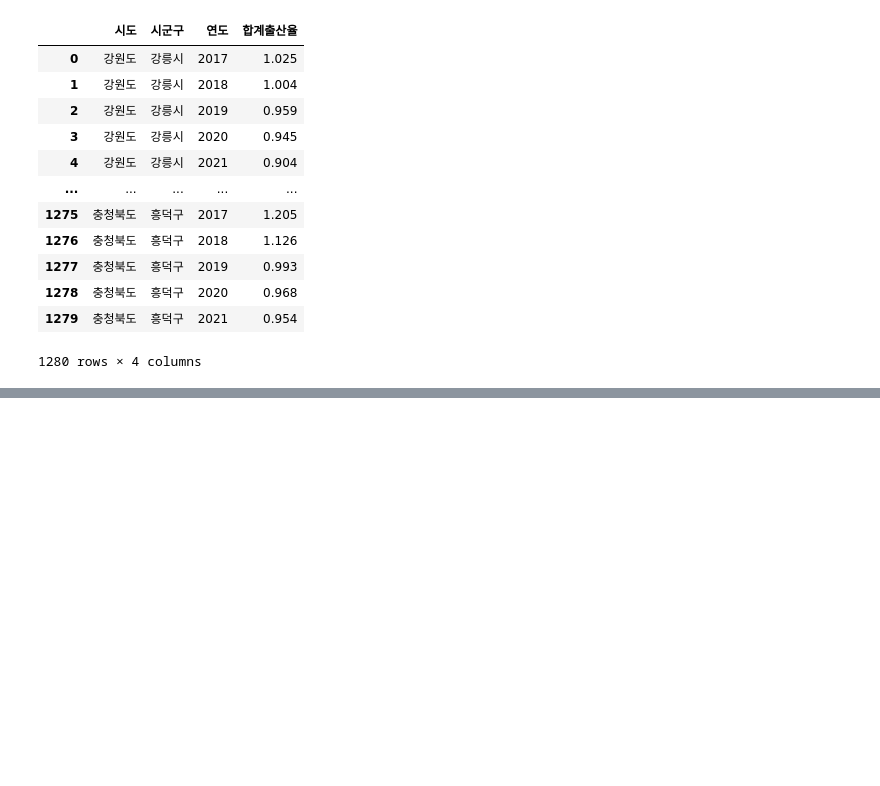
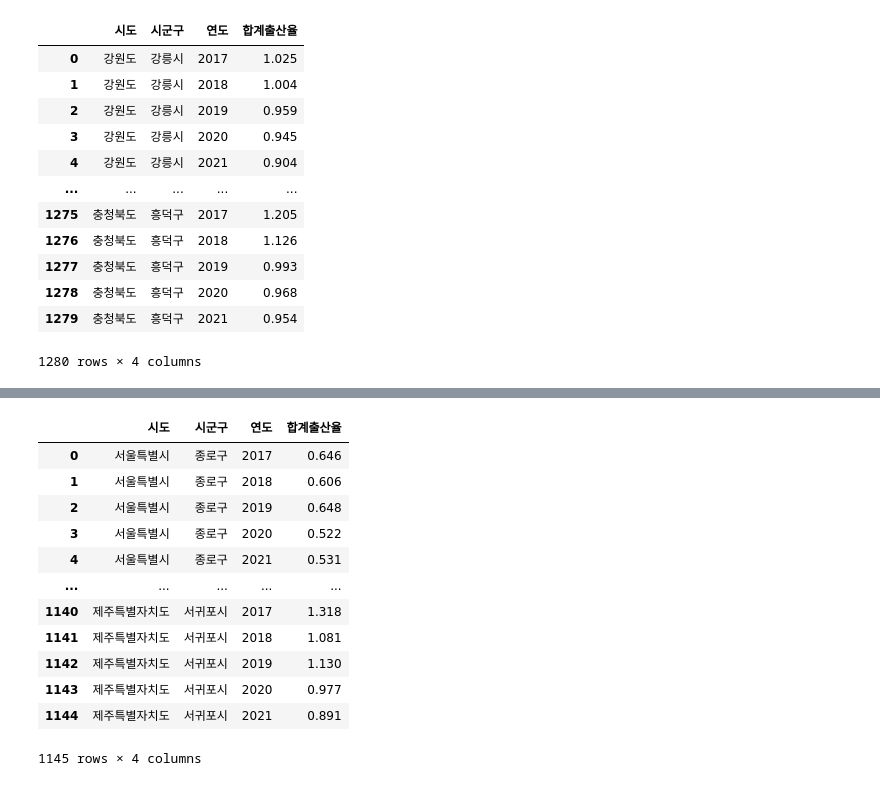
Before and after one commit to sphy1597/data_analysis-DS, a Jupyter notebook: data_analysis(지역별 인구 소멸지수, 시군구 합계출산율).ipynb, the cells around one changed output, grey strips where cells are left out. Drawn from its saved outputs; the diff is of its cells as text; code cells hidden in the pictures; blank space fills up the shorter version.

```diff
--- a/data_analysis(지역별 인구 소멸지수, 시군구 합계출산율).ipynb
+++ b/data_analysis(지역별 인구 소멸지수, 시군구 합계출산율).ipynb
@@ -76 +112,21 @@ fertility_df
+# %%
+fertility_df = pd.merge(ror_df,fertility_df, on=['시도','시군구','연도'],how='left')
+
+fertility_df = fertility_df.drop(['유출률'],axis=1)
+
+fertility_df
+# %% [output]
+|  | 시도 | 시군구 | 연도 | 합계출산율 |
+| 0 | 서울특별시 | 종로구 | 2017 | 0.646 |
+| 1 | 서울특별시 | 종로구 | 2018 | 0.606 |
+| 2 | 서울특별시 | 종로구 | 2019 | 0.648 |
+| 3 | 서울특별시 | 종로구 | 2020 | 0.522 |
+| 4 | 서울특별시 | 종로구 | 2021 | 0.531 |
+| ... | ... | ... | ... | ... |
+| 1140 | 제주특별자치도 | 서귀포시 | 2017 | 1.318 |
+| 1141 | 제주특별자치도 | 서귀포시 | 2018 | 1.081 |
+| 1142 | 제주특별자치도 | 서귀포시 | 2019 | 1.130 |
+| 1143 | 제주특별자치도 | 서귀포시 | 2020 | 0.977 |
+| 1144 | 제주특별자치도 | 서귀포시 | 2021 | 0.891 |
+1145 rows × 4 columns
 # %%
```
Also changed, not shown: parts of 5 cells of this notebook.
